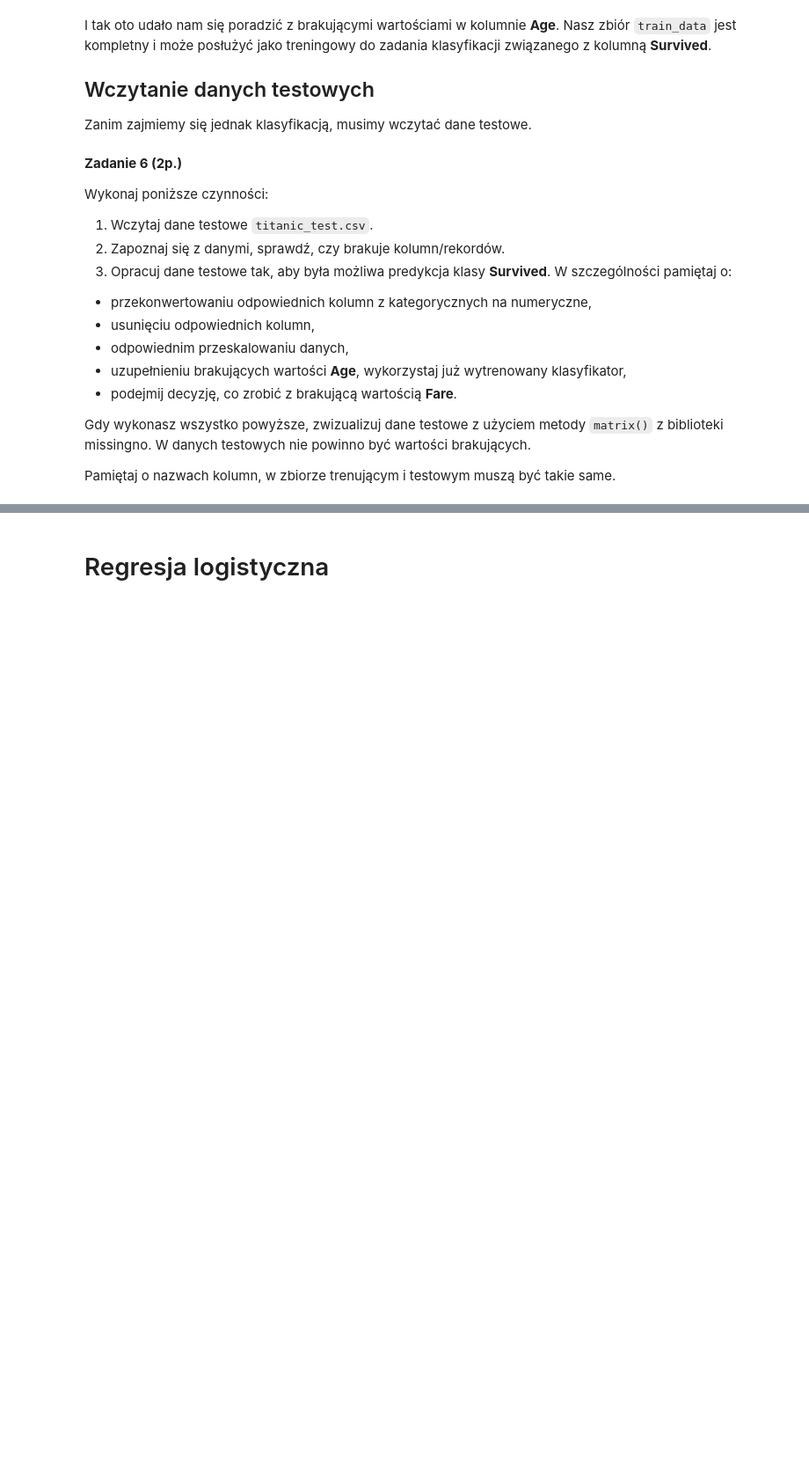
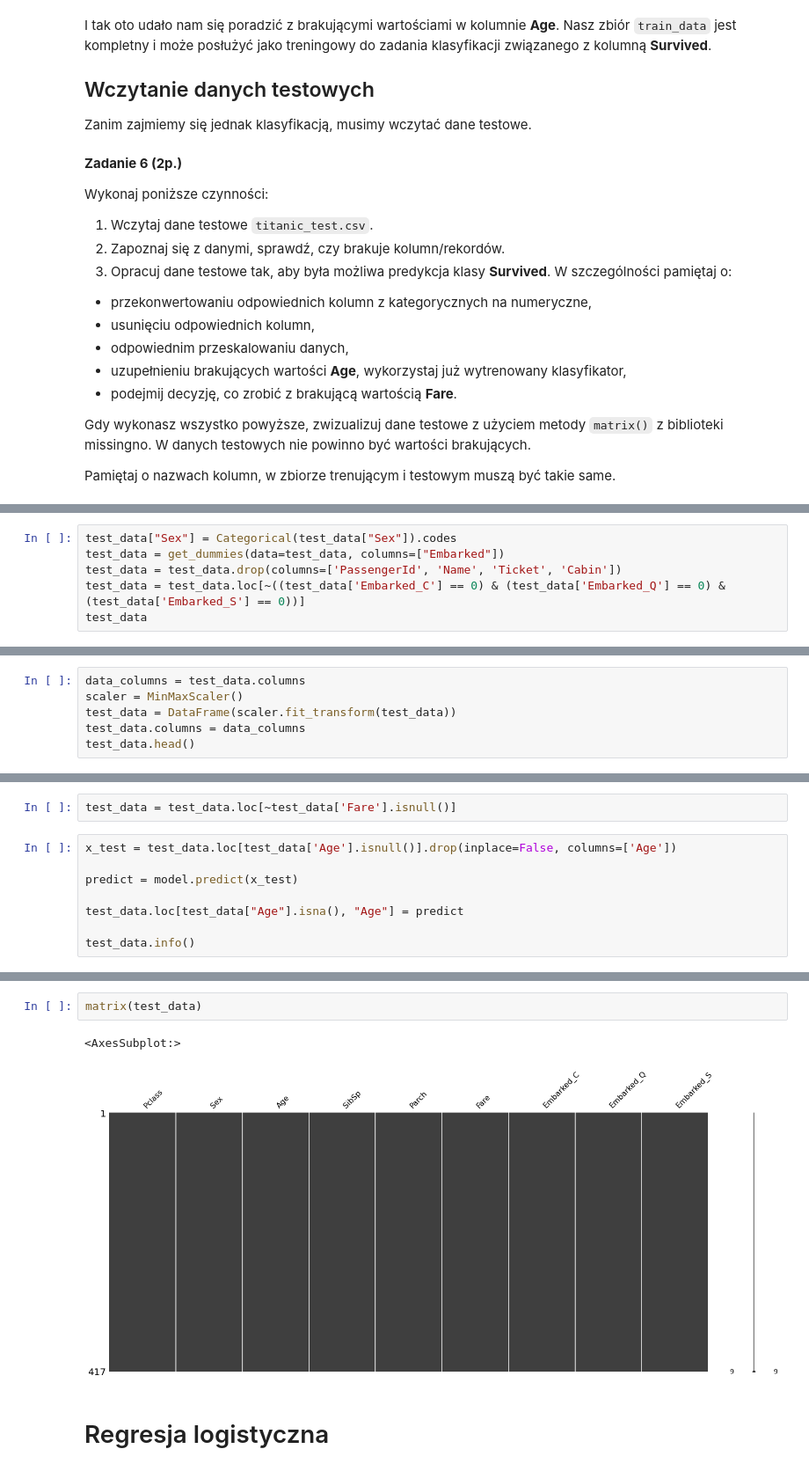
Before and after one commit to bchwast/AGH-PSI, a Jupyter notebook: Cwiczenia 1/lab_1_introduction.ipynb, the cells around one changed output, grey strips where cells are left out. Shown: that part at 88% size. Cells and saved outputs as stored; diff of their text form; blank space fills up the shorter version.

```diff
--- a/Cwiczenia 1/lab_1_introduction.ipynb
+++ b/Cwiczenia 1/lab_1_introduction.ipynb
@@ -428,0 +627,6 @@ from missingno import matrix
+# %%
+test_data["Sex"] = Categorical(test_data["Sex"]).codes
+test_data = get_dummies(data=test_data, columns=["Embarked"])
+test_data = test_data.drop(columns=['PassengerId', 'Name', 'Ticket', 'Cabin'])
+test_data = test_data.loc[~((test_data['Embarked_C'] == 0) & (test_data['Embarked_Q'] == 0) & (test_data['Embarked_S'] == 0))]
+test_data
@@ -428,0 +647,6 @@ from missingno import matrix
+# %%
+data_columns = test_data.columns
+scaler = MinMaxScaler()
+test_data = DataFrame(scaler.fit_transform(test_data))
+test_data.columns = data_columns
+test_data.head()
@@ -428,0 +666,10 @@ from missingno import matrix
+# %%
+test_data = test_data.loc[~test_data['Fare'].isnull()]
+# %%
+x_test = test_data.loc[test_data['Age'].isnull()].drop(inplace=False, columns=['Age'])
+
+predict = model.predict(x_test)
+
+test_data.loc[test_data["Age"].isna(), "Age"] = predict
+
+test_data.info()
@@ -429,3 +693,8 @@ from missingno import matrix
+# %%
+matrix(test_data)
+# %% [output]
+<AxesSubplot:>
+[figure, added]
 # %% [markdown]
 # Regresja logistyczna
 # %% [markdown]
```
Also changed, not shown: parts of 38 cells of this notebook.
